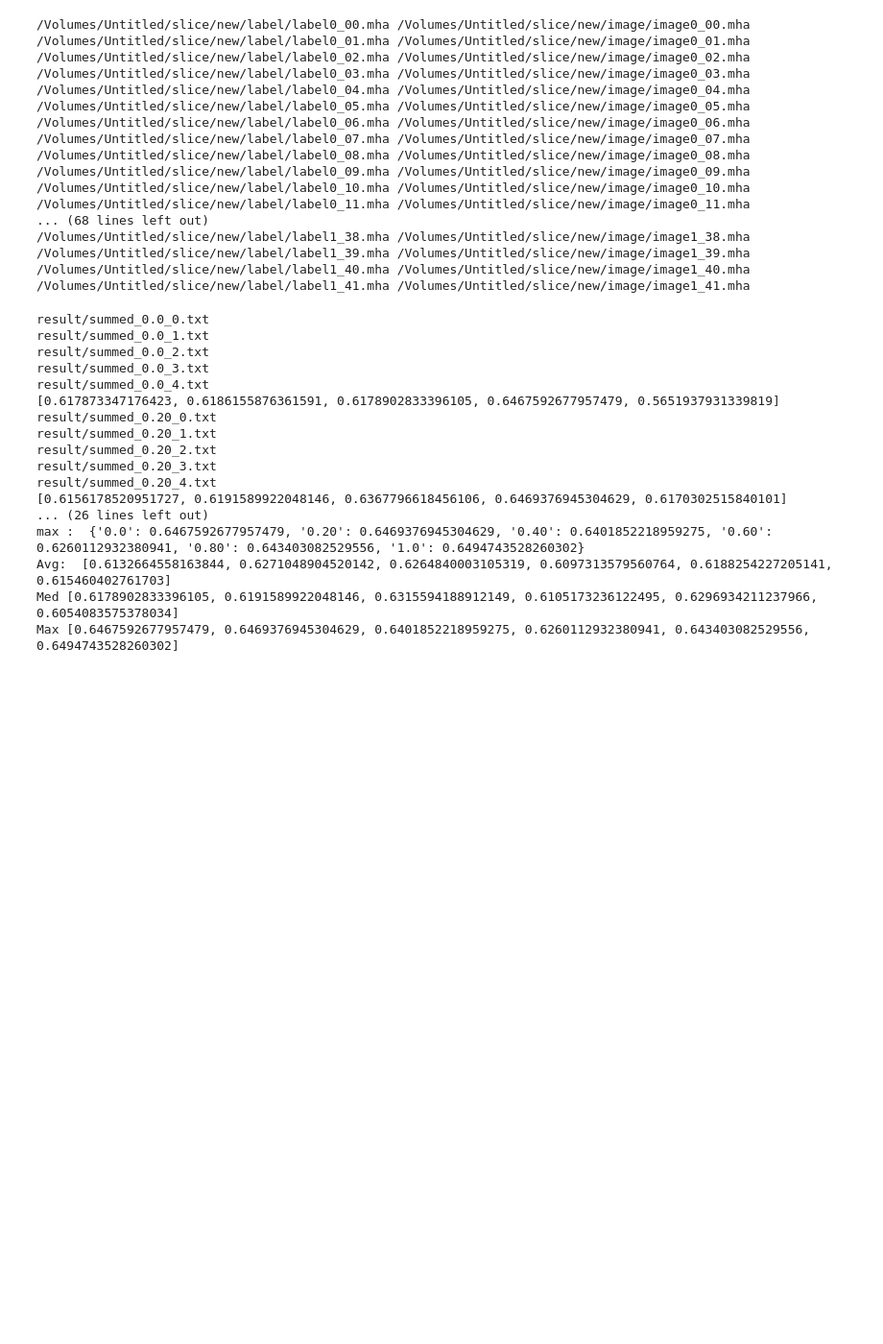
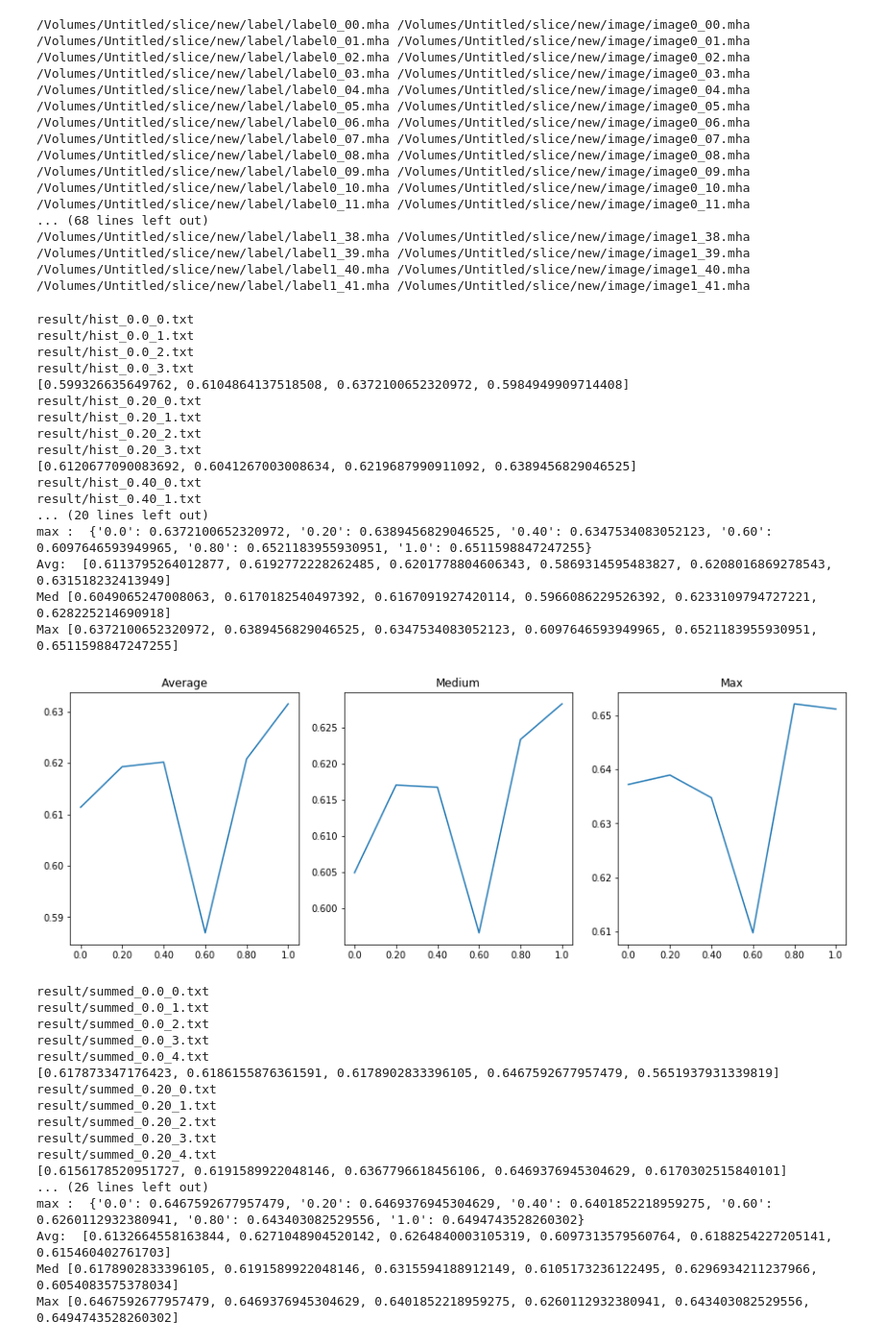
Before and after one commit to t-rryyyoooo/KIDNEY, a Jupyter notebook: plot.ipynb, the cells around one changed output. Shown at 96% size. Saved outputs shown, nothing was run; the diff lists cells and outputs as text; code cells hidden in the pictures; blank space fills up the shorter version.

Commit message:
Output results of histogram

```diff
--- a/plot.ipynb
+++ b/plot.ipynb
@@ -449,6 +449,76 @@ def outputMax(num):
     num.sort()
 
     return num[-1]
+# %%
+inputPath = 'result/hist_'
+alpha = ['0.0', '0.20', '0.40',  '0.60', '0.80', '1.0']
+
+avg = {x:0 for x in alpha}
+med = {x:0 for x in alpha}
+Max = {x:0 for x in alpha}
+results = {x:[] for x in alpha}
+
+for a in alpha:
+    for x in range(4):
+        path = os.path.expanduser(inputPath) + a + '_' + str(x) + '.txt'
+        print(path)
+        with open(path) as f:
+            l = f.readlines()
+            temp = l[-2].split()[-1]
+            #print(float(temp))
+
+            results[a].append(float(temp))
+    print(results[a])
+    results[a].sort()
+
+for a in alpha:
+    avg[a] = caluculateAVG(results[a])
+    med[a] = outputMedium(results[a])
+    Max[a] = outputMax(results[a])
+
+print("avg : ", avg)
+print("med : ", med)
+print("max : ", Max)
+
+avgList = []
+medList = []
+maxList = []
+for a in alpha:
+    avgList.append(avg[a])
+    medList.append(med[a])
+    maxList.append(Max[a])
+
+print("Avg: ", avgList)
+print("Med", medList)
+print("Max", maxList)
+
+fig, axes = plt.subplots(1, 3, figsize=(15,5))
+axes[0].plot(alpha, avgList)
+axes[0].set_title("Average")
+axes[1].plot(alpha, medList)
+axes[1].set_title("Medium")
+axes[2].plot(alpha, maxList)
+axes[2].set_title("Max")
+plt.show()
+# %% [output]
+result/hist_0.0_0.txt
+result/hist_0.0_1.txt
+result/hist_0.0_2.txt
+result/hist_0.0_3.txt
+[0.599326635649762, 0.6104864137518508, 0.6372100652320972, 0.5984949909714408]
+result/hist_0.20_0.txt
+result/hist_0.20_1.txt
+result/hist_0.20_2.txt
+result/hist_0.20_3.txt
+[0.6120677090083692, 0.6041267003008634, 0.6219687990911092, 0.6389456829046525]
+result/hist_0.40_0.txt
+result/hist_0.40_1.txt
+... (20 lines left out)
+max :  {'0.0': 0.6372100652320972, '0.20': 0.6389456829046525, '0.40': 0.6347534083052123, '0.60': 0.6097646593949965, '0.80': 0.6521183955930951, '1.0': 0.6511598847247255}
+Avg:  [0.6113795264012877, 0.6192772228262485, 0.6201778804606343, 0.5869314595483827, 0.6208016869278543, 0.631518232413949]
+Med [0.6049065247008063, 0.6170182540497392, 0.6167091927420114, 0.5966086229526392, 0.6233109794727221, 0.628225214690918]
+Max [0.6372100652320972, 0.6389456829046525, 0.6347534083052123, 0.6097646593949965, 0.6521183955930951, 0.6511598847247255]
+[figure, added]
 # %%
 inputPath = 'result/summed_'
 alpha = ['0.0', '0.20', '0.40',  '0.60', '0.80', '1.0']
```
